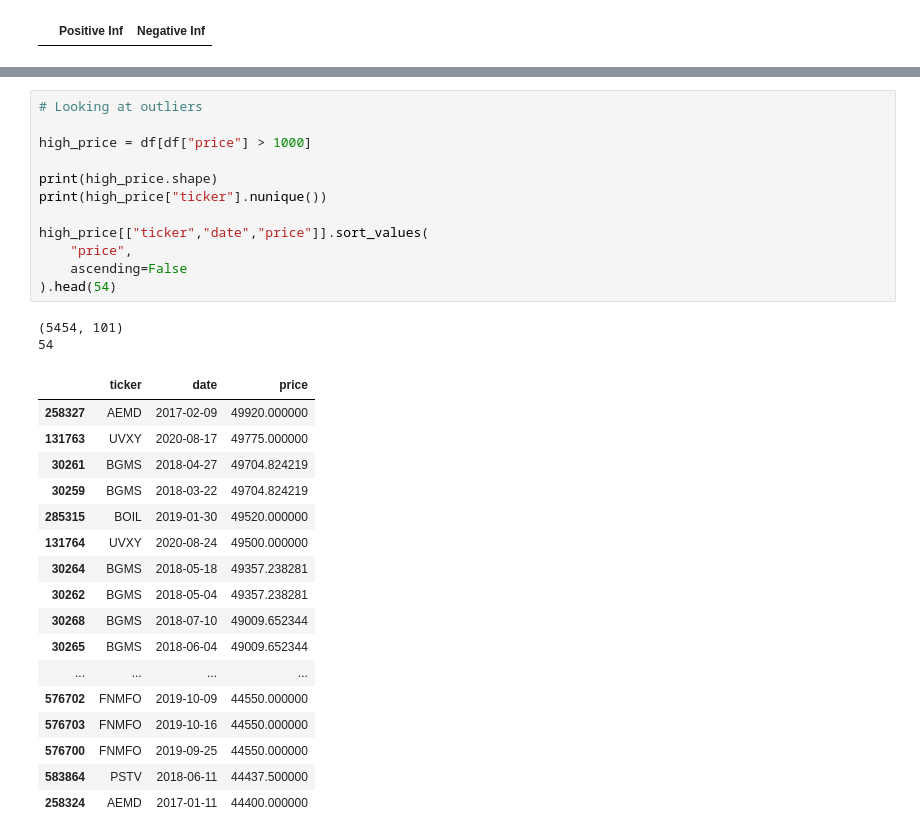
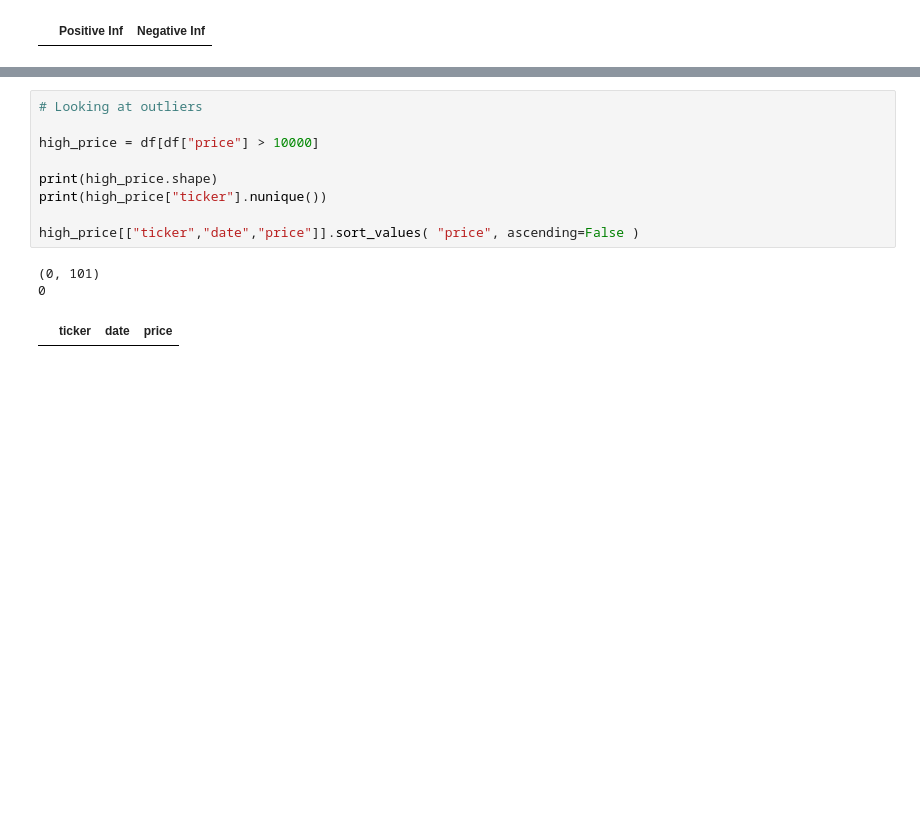
Before and after one commit to CaptainCaswell/COMP440-FinData, a Jupyter notebook: notebooks/clean_data.ipynb, the cells around one changed output, grey strips where cells are left out. Saved outputs shown, nothing was run; the diff lists cells and outputs as text; blank space fills up the shorter version.

```diff
--- a/notebooks/clean_data.ipynb
+++ b/notebooks/clean_data.ipynb
@@ -140,35 +140,16 @@ Name: price, dtype: float64
 # %%
 # Looking at outliers
 
-high_price = df[df["price"] > 1000]
+high_price = df[df["price"] > 10000]
 
 print(high_price.shape)
 print(high_price["ticker"].nunique())
 
-high_price[["ticker","date","price"]].sort_values(
-    "price",
-    ascending=False
-).head(54)
+high_price[["ticker","date","price"]].sort_values( "price", ascending=False )
 # %% [output]
-(5454, 101)
-54
+(0, 101)
+0
 |  | ticker | date | price |
-| 258327 | AEMD | 2017-02-09 | 49920.000000 |
-| 131763 | UVXY | 2020-08-17 | 49775.000000 |
-| 30261 | BGMS | 2018-04-27 | 49704.824219 |
-| 30259 | BGMS | 2018-03-22 | 49704.824219 |
-| 285315 | BOIL | 2019-01-30 | 49520.000000 |
-| 131764 | UVXY | 2020-08-24 | 49500.000000 |
-| 30264 | BGMS | 2018-05-18 | 49357.238281 |
-| 30262 | BGMS | 2018-05-04 | 49357.238281 |
-| 30268 | BGMS | 2018-07-10 | 49009.652344 |
-| 30265 | BGMS | 2018-06-04 | 49009.652344 |
-| ... | ... | ... | ... |
-| 576702 | FNMFO | 2019-10-09 | 44550.000000 |
-| 576703 | FNMFO | 2019-10-16 | 44550.000000 |
-| 576700 | FNMFO | 2019-09-25 | 44550.000000 |
-| 583864 | PSTV | 2018-06-11 | 44437.500000 |
-| 258324 | AEMD | 2017-01-11 | 44400.000000 |
 # %%
 # Largest
 
```
Also changed, not shown: parts of 11 cells of this notebook, 2 other files.
